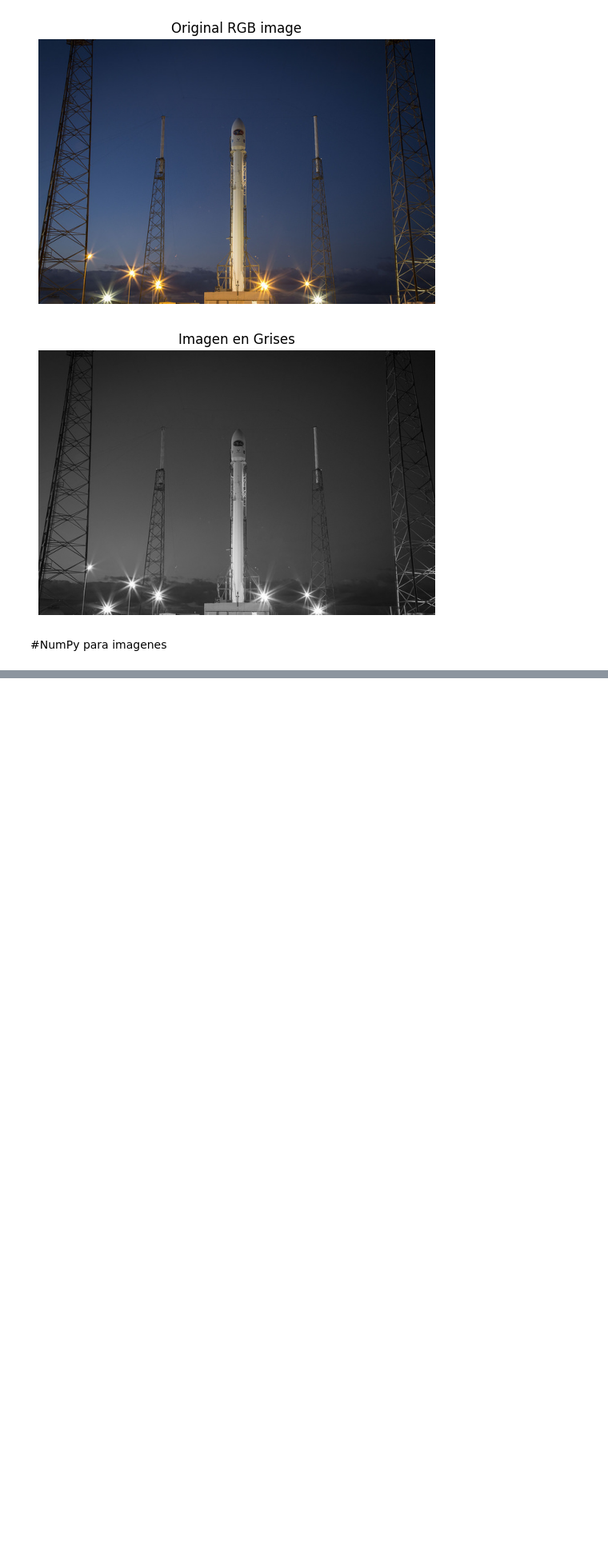
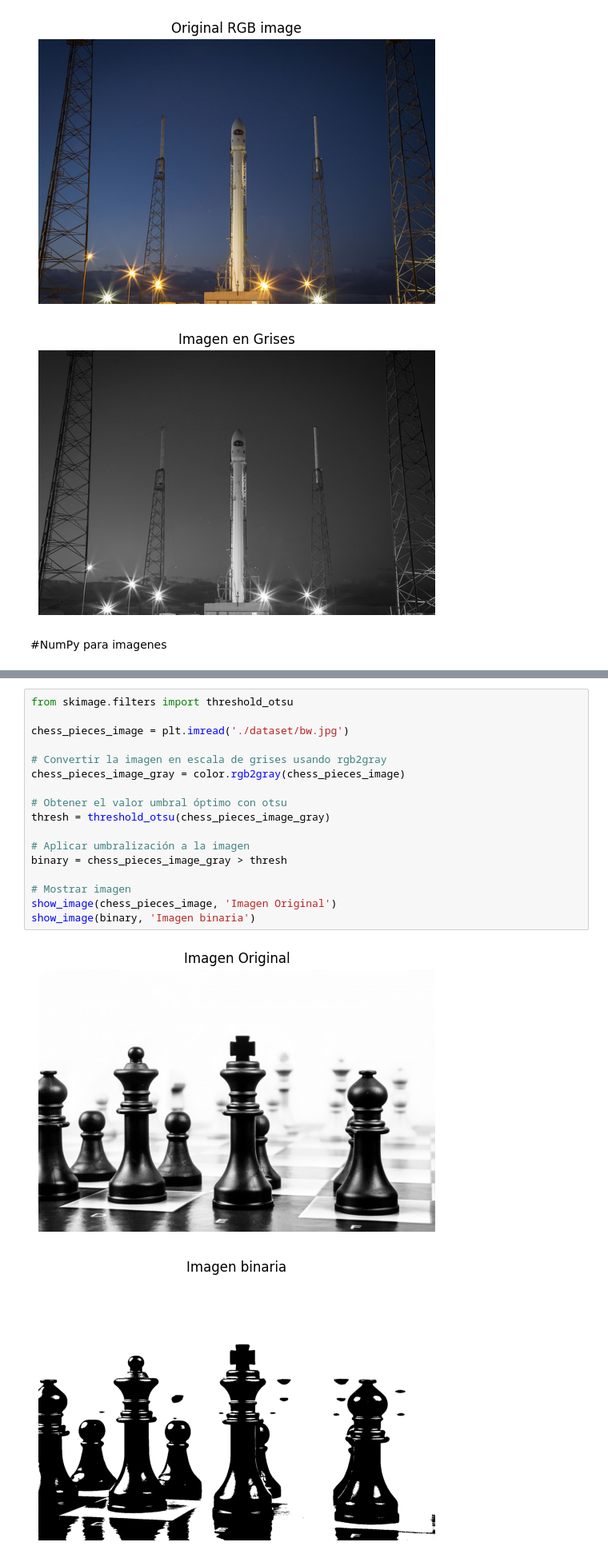
Before and after one commit to MauroTalamantes/Introducci-n_ProcesamientoImagenes_ScikitImage, a Jupyter notebook: Introducción_a_Procesamiento_de_imágenes_y_scikit_image.ipynb, the cells around one changed output, grey strips where cells are left out. Shown at 80% size. Cells and saved outputs as stored; diff of their text form; blank space fills up the shorter version.

```diff
--- a/Introducción_a_Procesamiento_de_imágenes_y_scikit_image.ipynb
+++ b/Introducción_a_Procesamiento_de_imágenes_y_scikit_image.ipynb
@@ -105,0 +172,20 @@ Usando los métodos de NumPy aprendidos en el curso, voltea la imagen horizontal
+# %%
+from skimage.filters import threshold_otsu
+
+chess_pieces_image = plt.imread('./dataset/bw.jpg')
+
+# Convertir la imagen en escala de grises usando rgb2gray
+chess_pieces_image_gray = color.rgb2gray(chess_pieces_image)
+
+# Obtener el valor umbral óptimo con otsu
+thresh = threshold_otsu(chess_pieces_image_gray)
+
+# Aplicar umbralización a la imagen
+binary = chess_pieces_image_gray > thresh
+
+# Mostrar imagen
+show_image(chess_pieces_image, 'Imagen Original')
+show_image(binary, 'Imagen binaria')
+# %% [output]
+[figure, added]
+[figure, added]
```
Also changed, not shown: parts of 16 cells of this notebook.
